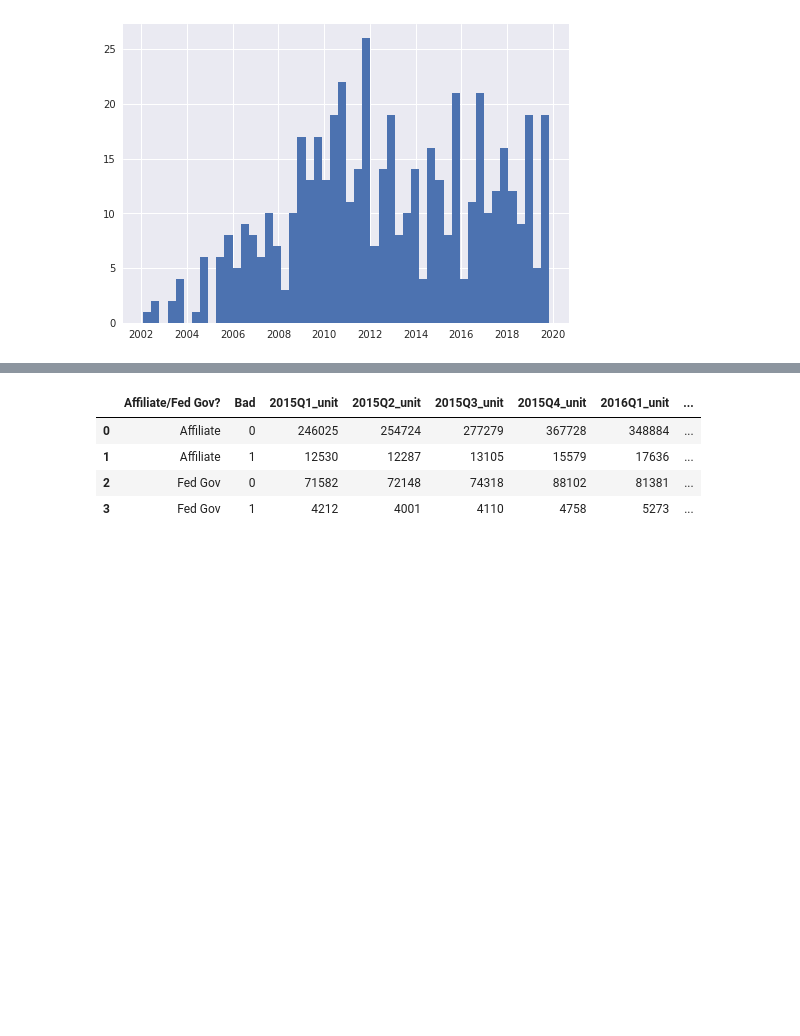
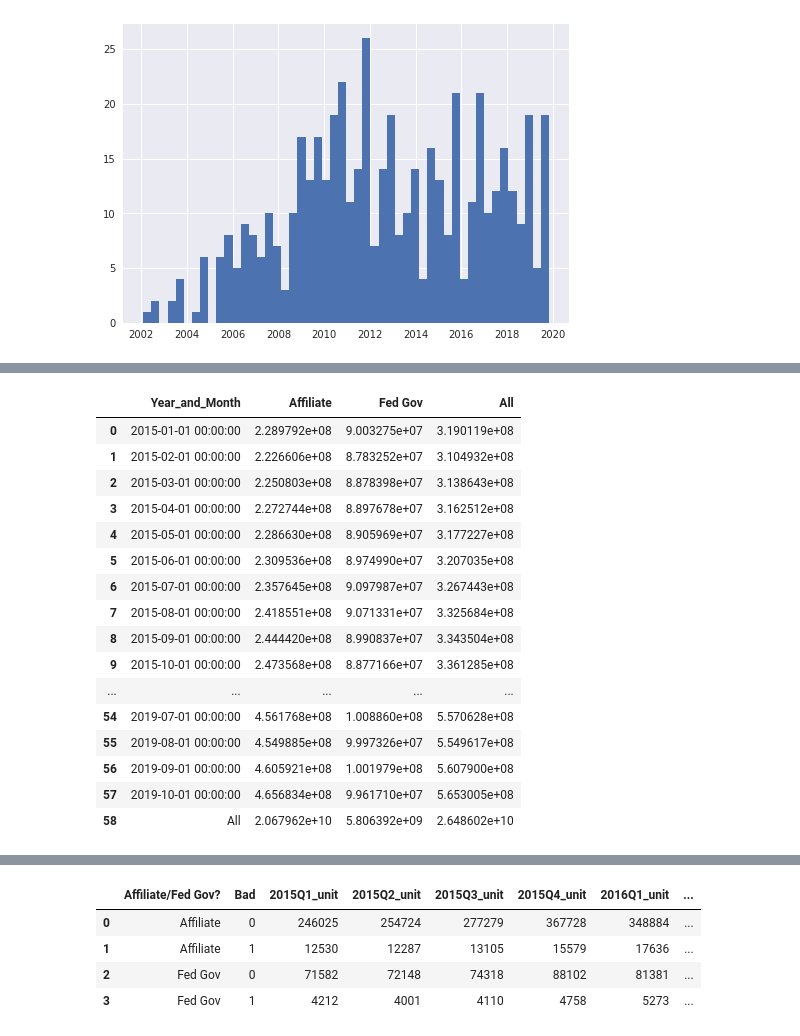
Before and after one commit to XuetingS/PP, a Jupyter notebook: src/12.09.ipynb, the cells around one changed output, grey strips where cells are left out. Saved outputs shown, nothing was run; the diff lists cells and outputs as text; code cells hidden in the pictures; blank space fills up the shorter version.

```diff
--- a/src/12.09.ipynb
+++ b/src/12.09.ipynb
@@ -75,6 +75,7 @@ Perf['Year'] = Perf['YQ'].dt.year
 # %%
 Perf['Bad']=0
 Perf.loc[Perf['Default_Status'].isin(['151+','Chargeoff']),'Bad']=1
+Perf['Ever_Bad'] = Perf.groupby('Unique_Order_ID')['Bad'].transform(pd.Series.cumsum)
 # %%
 Perf.shape
 # %% [output]
@@ -1188,0 +1249,20 @@ Channel_dollar = risk_analysis(Perf, 'Unique_Order_ID', ['Affiliate/Fed Gov?','D
+# %%
+df.pivot_table(values = 'Order_Amount', index='Year_and_Month',columns =  ['Affiliate/Fed Gov?'],aggfunc='sum',fill_value=0,margins = True).reset_index().rename_axis(None, axis=1)
+# %% [output]
+|  | Year_and_Month | Affiliate | Fed Gov | All |
+| 0 | 2015-01-01 00:00:00 | 2.289792e+08 | 9.003275e+07 | 3.190119e+08 |
+| 1 | 2015-02-01 00:00:00 | 2.226606e+08 | 8.783252e+07 | 3.104932e+08 |
+| 2 | 2015-03-01 00:00:00 | 2.250803e+08 | 8.878398e+07 | 3.138643e+08 |
+| 3 | 2015-04-01 00:00:00 | 2.272744e+08 | 8.897678e+07 | 3.162512e+08 |
+| 4 | 2015-05-01 00:00:00 | 2.286630e+08 | 8.905969e+07 | 3.177227e+08 |
+| 5 | 2015-06-01 00:00:00 | 2.309536e+08 | 8.974990e+07 | 3.207035e+08 |
+| 6 | 2015-07-01 00:00:00 | 2.357645e+08 | 9.097987e+07 | 3.267443e+08 |
+| 7 | 2015-08-01 00:00:00 | 2.418551e+08 | 9.071331e+07 | 3.325684e+08 |
+| 8 | 2015-09-01 00:00:00 | 2.444420e+08 | 8.990837e+07 | 3.343504e+08 |
+| 9 | 2015-10-01 00:00:00 | 2.473568e+08 | 8.877166e+07 | 3.361285e+08 |
+| ... | ... | ... | ... | ... |
+| 54 | 2019-07-01 00:00:00 | 4.561768e+08 | 1.008860e+08 | 5.570628e+08 |
+| 55 | 2019-08-01 00:00:00 | 4.549885e+08 | 9.997326e+07 | 5.549617e+08 |
+| 56 | 2019-09-01 00:00:00 | 4.605921e+08 | 1.001979e+08 | 5.607900e+08 |
+| 57 | 2019-10-01 00:00:00 | 4.656834e+08 | 9.961710e+07 | 5.653005e+08 |
+| 58 | All | 2.067962e+10 | 5.806392e+09 | 2.648602e+10 |
```
Also changed, not shown: parts of 19 cells of this notebook.
